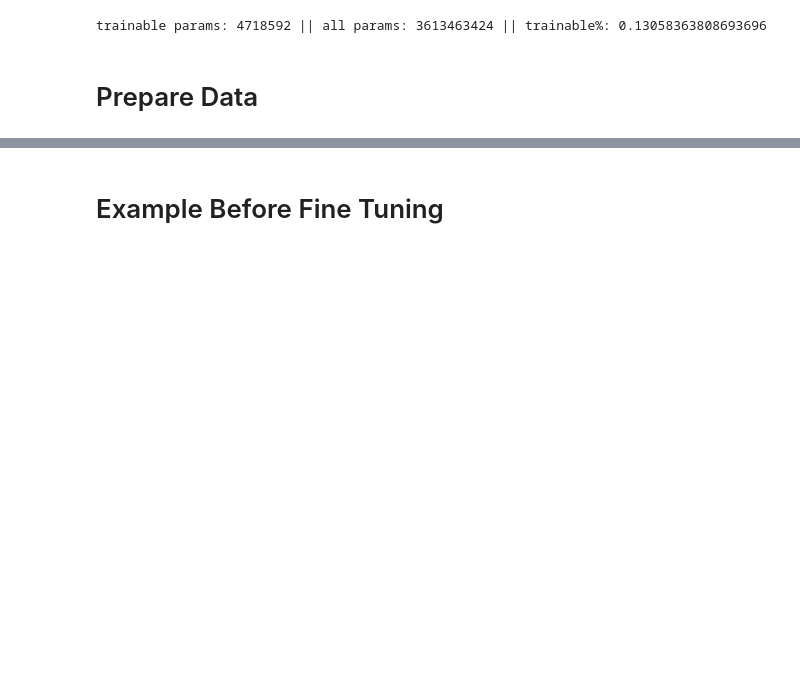
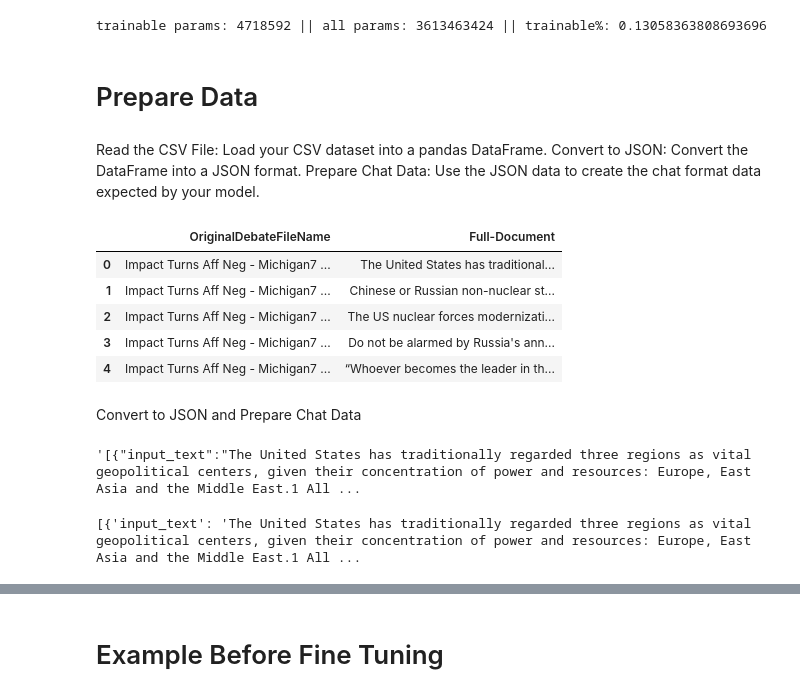
Before and after one commit to papilioaureus/Debate-Chatbot, a Jupyter notebook: examples/models/Falcon_7B_Instruct_QLoRA.ipynb, the cells around one changed output, grey strips where cells are left out. Cells and saved outputs as stored; diff of their text form; code cells hidden in the pictures; blank space fills up the shorter version.

```diff
--- a/examples/models/Falcon_7B_Instruct_QLoRA.ipynb
+++ b/examples/models/Falcon_7B_Instruct_QLoRA.ipynb
@@ -106,6 +108,74 @@ print_trainable_parameters(model)
 trainable params: 4718592 || all params: 3613463424 || trainable%: 0.13058363808693696
 # %% [markdown]
 # Prepare Data
+# %% [markdown]
+Read the CSV File: Load your CSV dataset into a pandas DataFrame.
+Convert to JSON: Convert the DataFrame into a JSON format.
+Prepare Chat Data: Use the JSON data to create the chat format data expected by your model.
+# %%
+import pandas as pd
+
+# Load the CSV file
+csv_file_path = 'debate2019_948.csv'
+df = pd.read_csv(csv_file_path)
+
+# Display the first few rows of the DataFrame to understand its structure
+df.head()
+# %% [output]
+|  | OriginalDebateFileName | Full-Document |
+| 0 | Impact Turns Aff Neg - Michigan7 ... | The United States has traditional... |
+| 1 | Impact Turns Aff Neg - Michigan7 ... | Chinese or Russian non-nuclear st... |
+| 2 | Impact Turns Aff Neg - Michigan7 ... | The US nuclear forces modernizati... |
+| 3 | Impact Turns Aff Neg - Michigan7 ... | Do not be alarmed by Russia's ann... |
+| 4 | Impact Turns Aff Neg - Michigan7 ... | “Whoever becomes the leader in th... |
+# %% [markdown]
+Convert to JSON and Prepare Chat Data
+# %%
+def split_into_sentence_pairs_alternative_fixed(text):
+    sentences = text.split(". ")
+    sentence_pairs = []
+    for i in range(len(sentences) - 1):
+        input_text = sentences[i].strip() + '.'  # Add the period back to the end of the sentence
+        target_text = sentences[i + 1].strip()
+        if target_text and target_text[-1] not in '.?!':  # Check if target text is not empty and ends with a punctuation mark
+            target_text += '.'
+        sentence_pairs.append({"input_text": input_text, "target_text": target_text})
+    return sentence_pairs
+
+# Apply the fixed function to each document to get sentence pairs
+chat_data_alternative_fixed = []
+for _, row in df.iterrows():
+    chat_data_alternative_fixed.extend(split_into_sentence_pairs_alternative_fixed(row['Full-Document']))
+
+# Convert chat data to JSON
+json_chat_data_alternative_fixed = pd.DataFrame(chat_data_alternative_fixed).to_json(orient='records')
+
+# Preview the first few entries of the chat data in JSON format
+json_chat_data_alternative_fixed[:500]  # Displaying a substring to keep the output concise
+# %% [output]
+'[{"input_text":"The United States has traditionally regarded three regions as vital geopolitical centers, given their concentration of power and resources: Europe, East Asia and the Middle East.1 All ...
+# %%
+import json
+
+def convert_to_chat_template_from_memory(json_data):
+    chat_data = []
+    for entry in json_data:
+        chat_data.append({
+            "input_text": entry["input_text"],
+            "target_text": entry["target_text"]
+        })
+    return chat_data
+
+# Since json_chat_data_alternative_fixed is a string representation of your JSON, you need to load it into a Python object
+json_data = json.loads(json_chat_data_alternative_fixed)
+
+# Convert the in-memory JSON data to the chat template format
+chat_data = convert_to_chat_template_from_memory(json_data)
+
+# Print the first few elements of the chat data
+print(chat_data[:5])
+# %% [output]
+[{'input_text': 'The United States has traditionally regarded three regions as vital geopolitical centers, given their concentration of power and resources: Europe, East Asia and the Middle East.1 All ...
 # %%
 from datasets import load_dataset
 
```
Also changed, not shown: parts of 27 cells of this notebook.
